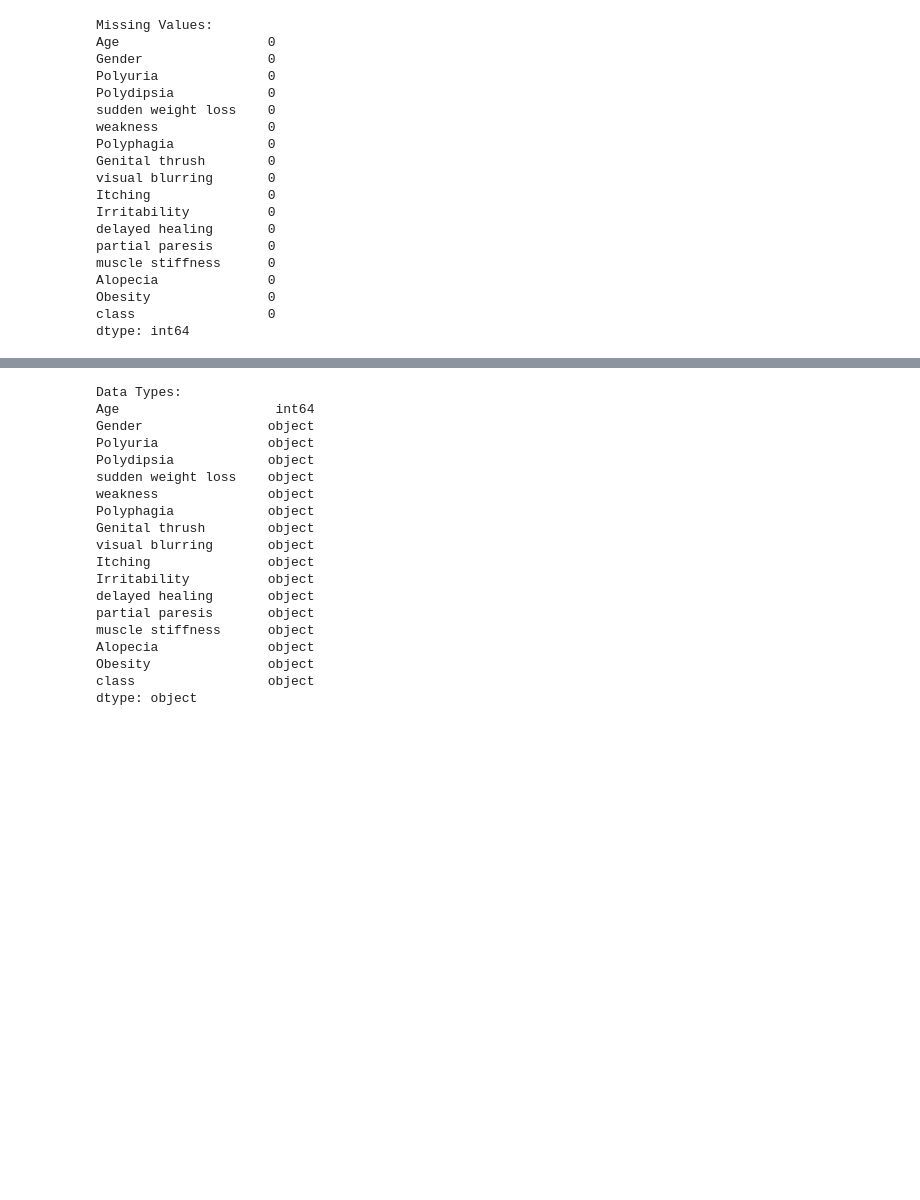
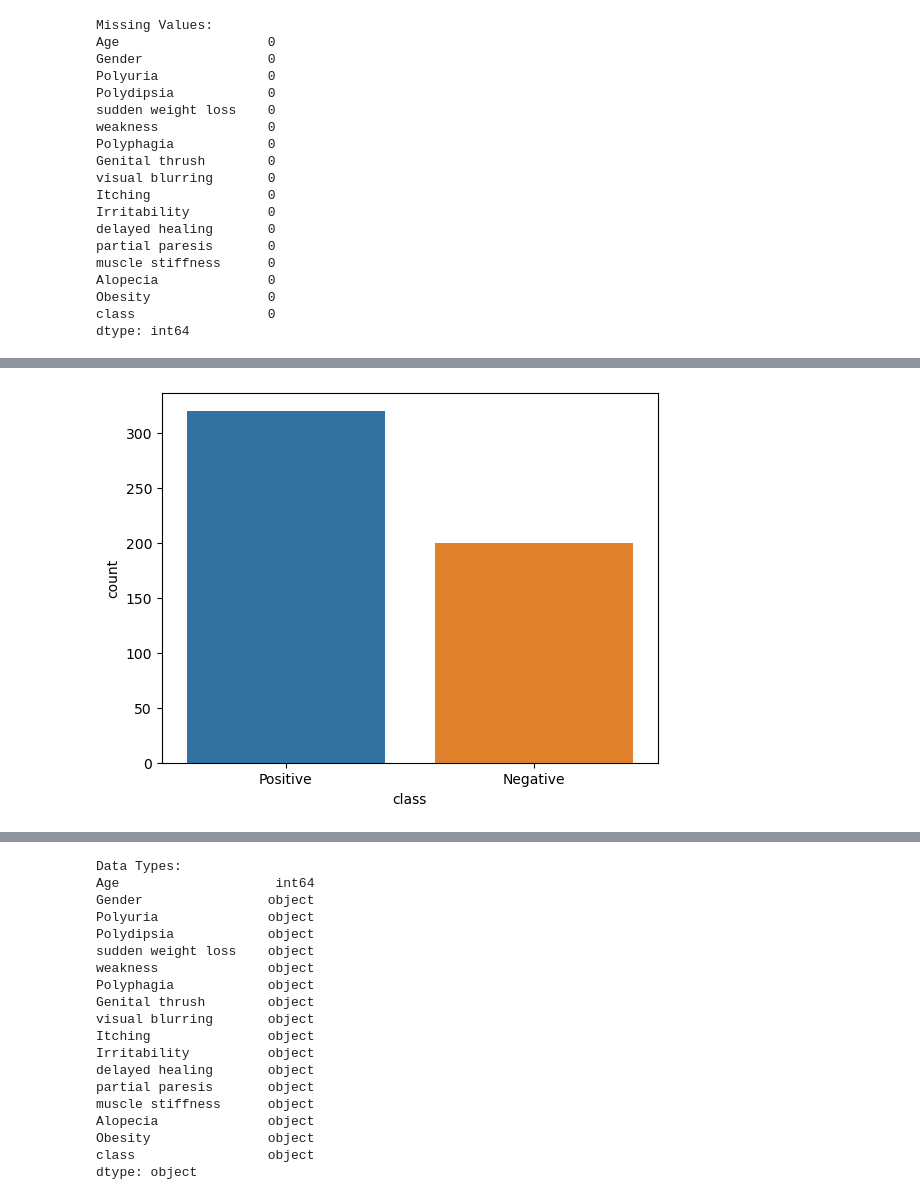
Before and after one commit to Musa-codelib/Diabetes-Prediction-Machine-Learning, a Jupyter notebook: cep-001.ipynb, the cells around one changed output, grey strips where cells are left out. Cells and saved outputs as stored; diff of their text form; code cells hidden in the pictures; blank space fills up the shorter version.

```diff
--- a/cep-001.ipynb
+++ b/cep-001.ipynb
@@ -54,0 +62,8 @@ dtype: int64
+# %%
+import seaborn as sns
+import matplotlib.pyplot as plt
+
+sns.countplot(x='class', data=diabetes_data)
+plt.show()
+# %% [output]
+[figure, added]
```
Also changed, not shown: parts of 23 cells of this notebook.
